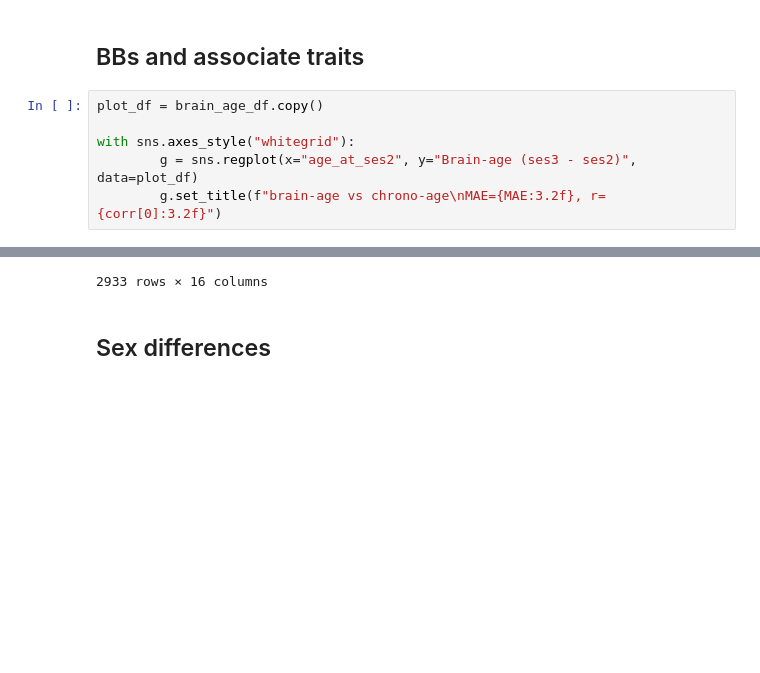
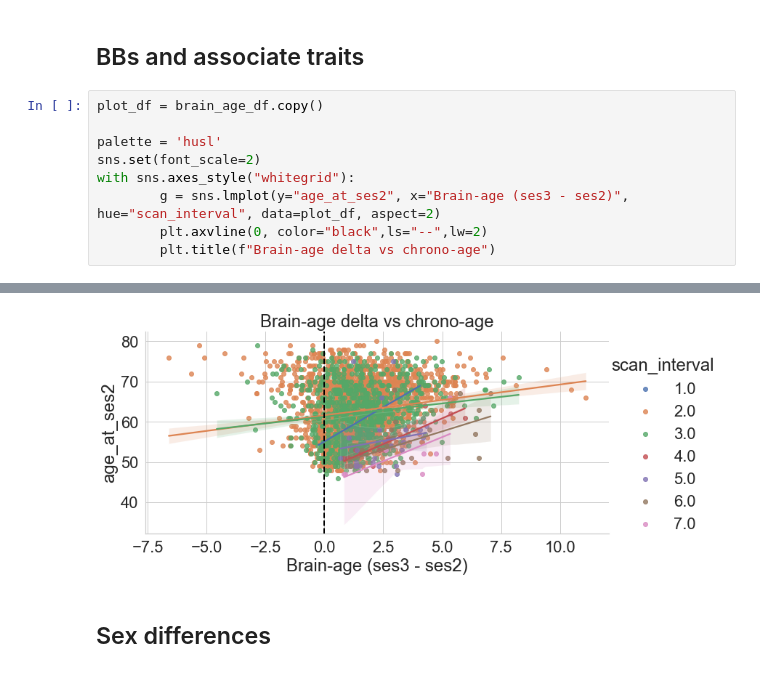
Before and after one commit to nikhil153/brain-diff, a Jupyter notebook: 4_brain_age.ipynb, the cells around one changed output, grey strips where cells are left out. Saved outputs shown, nothing was run; the diff lists cells and outputs as text; blank space fills up the shorter version.

```diff
--- a/4_brain_age.ipynb
+++ b/4_brain_age.ipynb
@@ -137,7 +137,10 @@ Brain-age prediction (ses3 - ses2), mean: 1.49 (1.53)
 # %%
 plot_df = brain_age_df.copy()
 
+palette = 'husl'
+sns.set(font_scale=2)
 with sns.axes_style("whitegrid"):
-        g = sns.regplot(x="age_at_ses2", y="Brain-age (ses3 - ses2)", data=plot_df)
-        g.set_title(f"brain-age vs chrono-age\nMAE={MAE:3.2f}, r={corr[0]:3.2f}")
+        g = sns.lmplot(y="age_at_ses2", x="Brain-age (ses3 - ses2)", hue="scan_interval", data=plot_df, aspect=2)
+        plt.axvline(0, color="black",ls="--",lw=2)
+        plt.title(f"Brain-age delta vs chrono-age")
 # %% [output]
@@ -156,4 +147,4 @@ with sns.axes_style("whitegrid"):
-2933 rows × 16 columns
+[figure, added]
 # %% [markdown]
 ## Sex differences
 # %%
```
Also changed, not shown: parts of 1 cell of this notebook, 7 other files.
